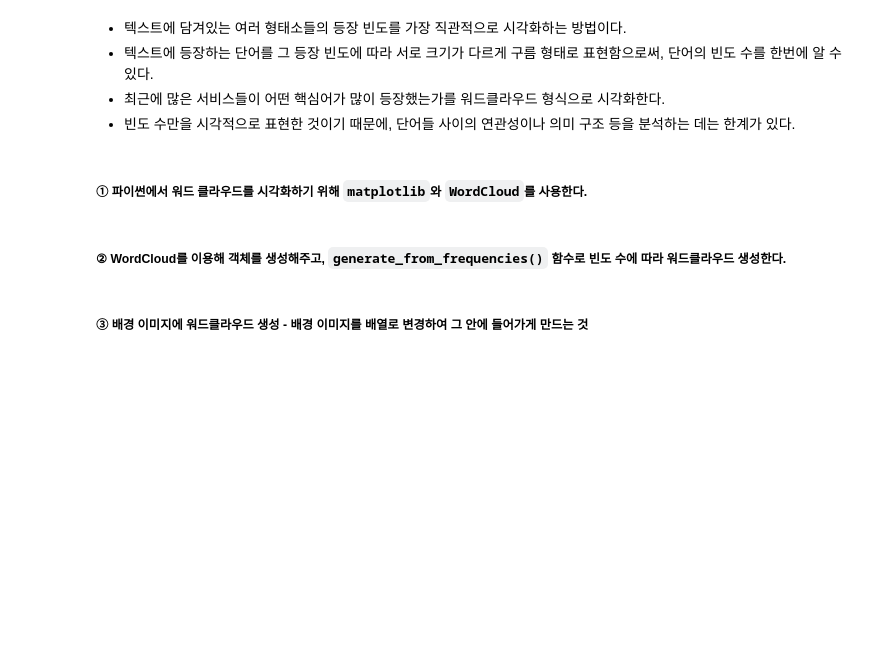
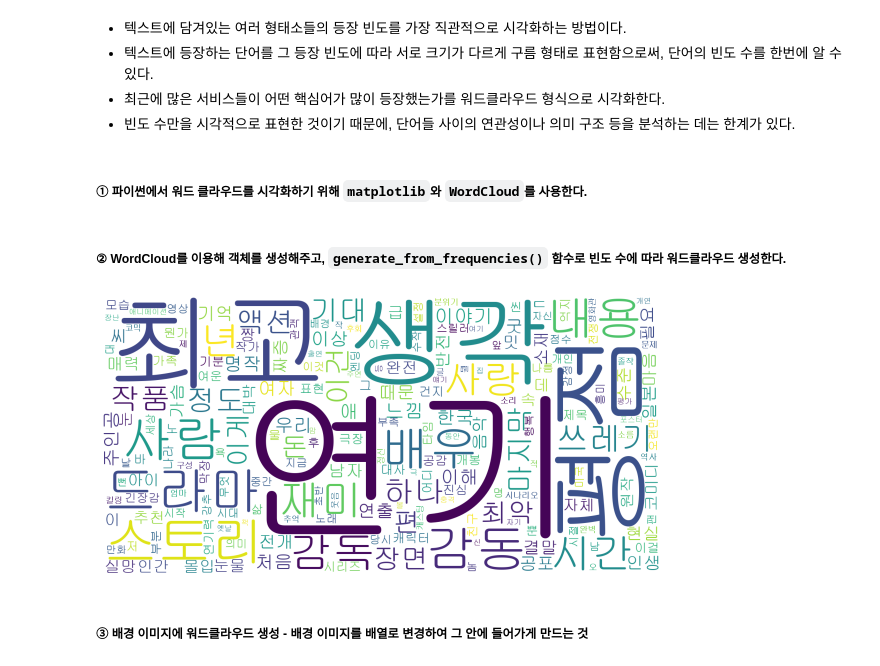
Before and after one commit to Warren3049/text_Analysis, a Jupyter notebook: ch3.키워드_분석(Keyword_Analysis).ipynb, the cells around one changed output. Drawn from its saved outputs; the diff is of its cells as text; code cells hidden in the pictures; blank space fills up the shorter version.

```diff
--- a/ch3.키워드_분석(Keyword_Analysis).ipynb
+++ b/ch3.키워드_분석(Keyword_Analysis).ipynb
@@ -71,4 +287,14 @@ stop_words = '영화 전 난 일 걸 뭐 줄 만 건 분 개 끝 잼 이거 번
+# %%
+wc = WordCloud(font_path='gulim', width=800, height=400, scale=2.0, max_font_size=250, max_words=200, background_color='white')
+gen = wc.generate_from_frequencies(c)
 # %% [markdown]
 ##### ② WordCloud를 이용해 객체를 생성해주고, `generate_from_frequencies()` 함수로 빈도 수에 따라 워드클라우드 생성한다.
+# %%
+plt.figure(figsize=(10,10))
+
+plt.axis('off')
+plt.imshow(gen);
+# %% [output]
+[figure, added]
 # %% [markdown]
 ##### ③ 배경 이미지에 워드클라우드 생성 - 배경 이미지를 배열로 변경하여 그 안에 들어가게 만드는 것
```
Also changed, not shown: parts of 29 cells of this notebook, 3 other files.
